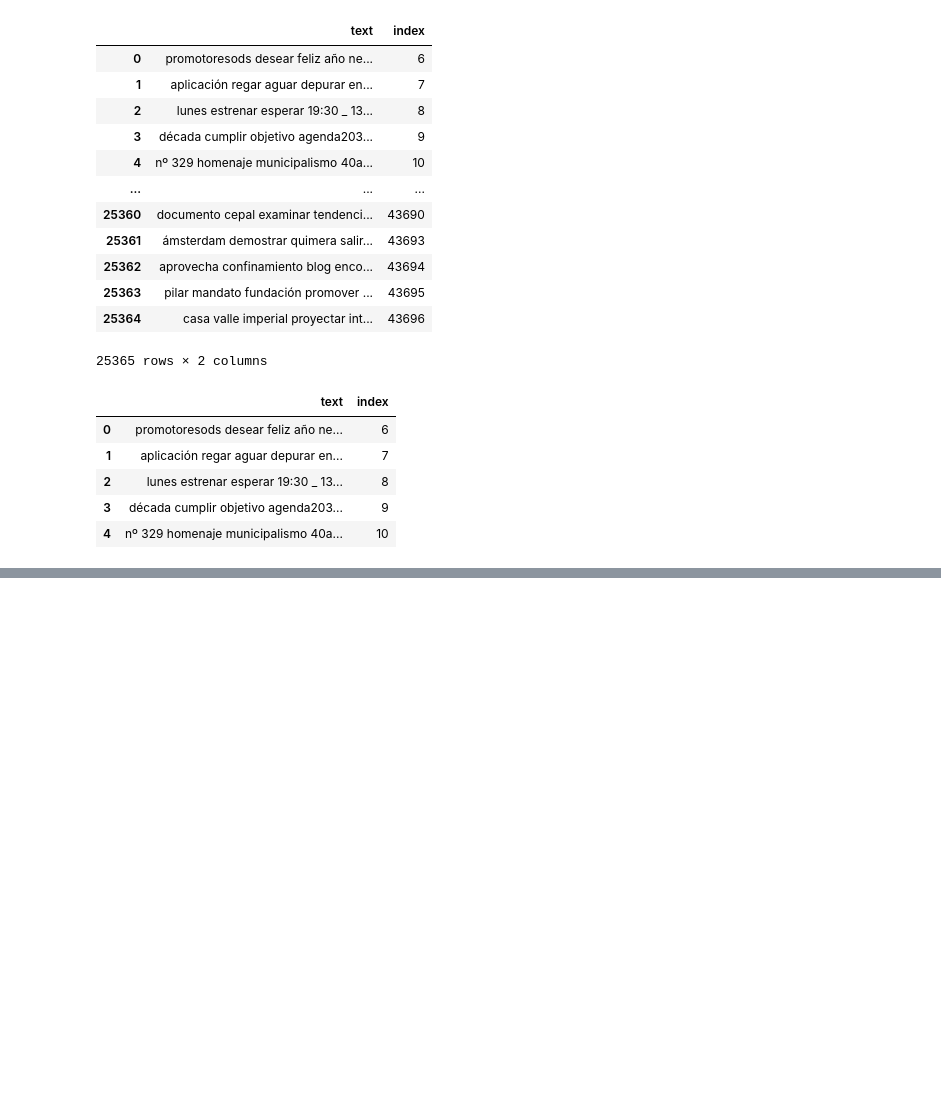
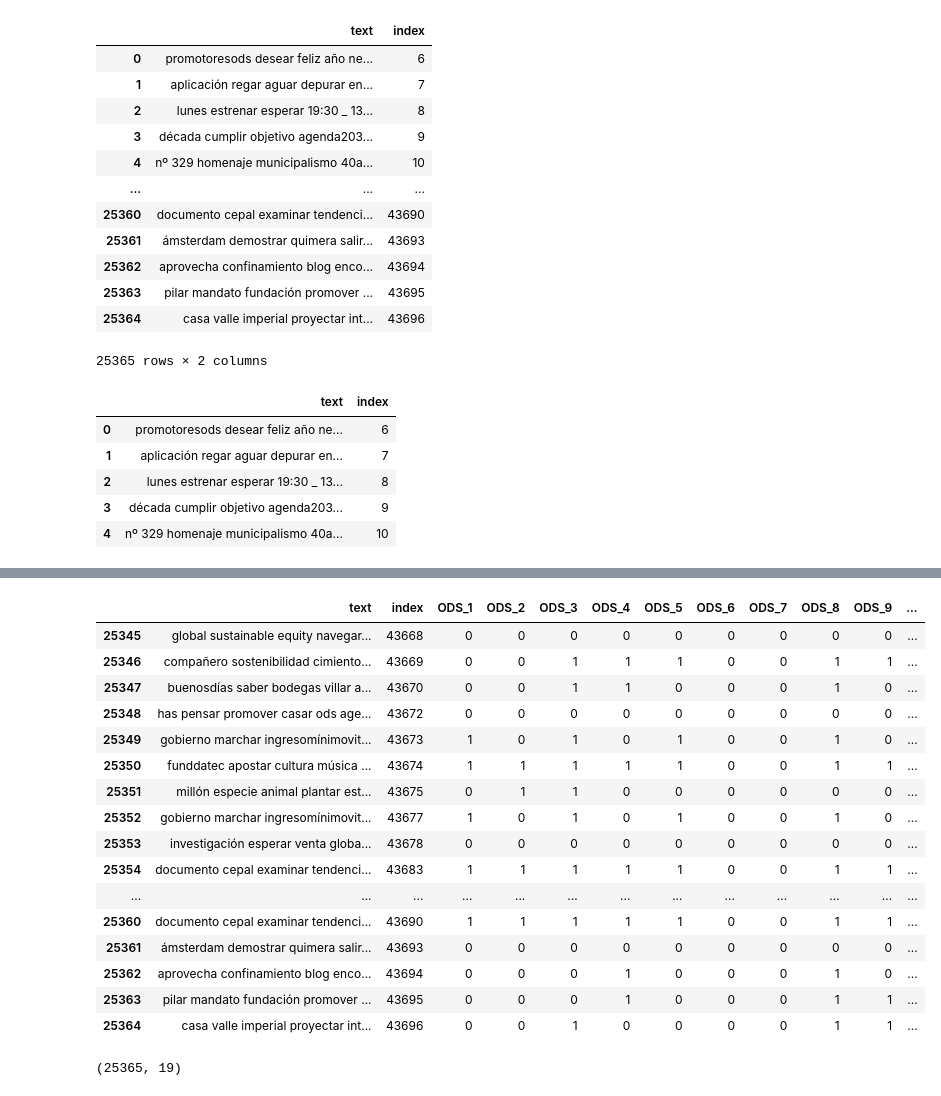
Before and after one commit to michelangelocasablancas/ods, a Jupyter notebook: ipynb/20200627_similarity.ipynb, the cells around one changed output, grey strips where cells are left out. Cells and saved outputs as stored; diff of their text form; code cells hidden in the pictures; blank space fills up the shorter version.

```diff
--- a/ipynb/20200627_similarity.ipynb
+++ b/ipynb/20200627_similarity.ipynb
@@ -71,2 +71,26 @@ tweets_ods.head(10)
+# %%
+tweets_ods.tail(20)
+# %% [output]
+|  | text | index | ODS_1 | ODS_2 | ODS_3 | ODS_4 | ODS_5 | ODS_6 | ODS_7 | ODS_8 | ODS_9 | ... |
+| 25345 | global sustainable equity navegar... | 43668 | 0 | 0 | 0 | 0 | 0 | 0 | 0 | 0 | 0 | ... |
+| 25346 | compañero sostenibilidad cimiento... | 43669 | 0 | 0 | 1 | 1 | 1 | 0 | 0 | 1 | 1 | ... |
+| 25347 | buenosdías saber bodegas villar a... | 43670 | 0 | 0 | 1 | 1 | 0 | 0 | 0 | 1 | 0 | ... |
+| 25348 | has pensar promover casar ods age... | 43672 | 0 | 0 | 0 | 0 | 0 | 0 | 0 | 0 | 0 | ... |
+| 25349 | gobierno marchar ingresomínimovit... | 43673 | 1 | 0 | 1 | 0 | 1 | 0 | 0 | 1 | 0 | ... |
+| 25350 | funddatec apostar cultura música ... | 43674 | 1 | 1 | 1 | 1 | 1 | 0 | 0 | 1 | 1 | ... |
+| 25351 | millón especie animal plantar est... | 43675 | 0 | 1 | 1 | 0 | 0 | 0 | 0 | 0 | 0 | ... |
+| 25352 | gobierno marchar ingresomínimovit... | 43677 | 1 | 0 | 1 | 0 | 1 | 0 | 0 | 1 | 0 | ... |
+| 25353 | investigación esperar venta globa... | 43678 | 0 | 0 | 0 | 0 | 0 | 0 | 0 | 0 | 0 | ... |
+| 25354 | documento cepal examinar tendenci... | 43683 | 1 | 1 | 1 | 1 | 1 | 0 | 0 | 1 | 1 | ... |
+| ... | ... | ... | ... | ... | ... | ... | ... | ... | ... | ... | ... | ... |
+| 25360 | documento cepal examinar tendenci... | 43690 | 1 | 1 | 1 | 1 | 1 | 0 | 0 | 1 | 1 | ... |
+| 25361 | ámsterdam demostrar quimera salir... | 43693 | 0 | 0 | 0 | 0 | 0 | 0 | 0 | 0 | 0 | ... |
+| 25362 | aprovecha confinamiento blog enco... | 43694 | 0 | 0 | 0 | 1 | 0 | 0 | 0 | 1 | 0 | ... |
+| 25363 | pilar mandato fundación promover ... | 43695 | 0 | 0 | 0 | 1 | 0 | 0 | 0 | 1 | 1 | ... |
+| 25364 | casa valle imperial proyectar int... | 43696 | 0 | 0 | 1 | 0 | 0 | 0 | 0 | 1 | 1 | ... |
+# %%
+tweets.shape
+# %% [output]
+(25365, 19)
 # %%
 tweets_ods.to_feather('../data/tweets_ods')
```
Also changed, not shown: parts of 2 cells of this notebook, 3 other files.
